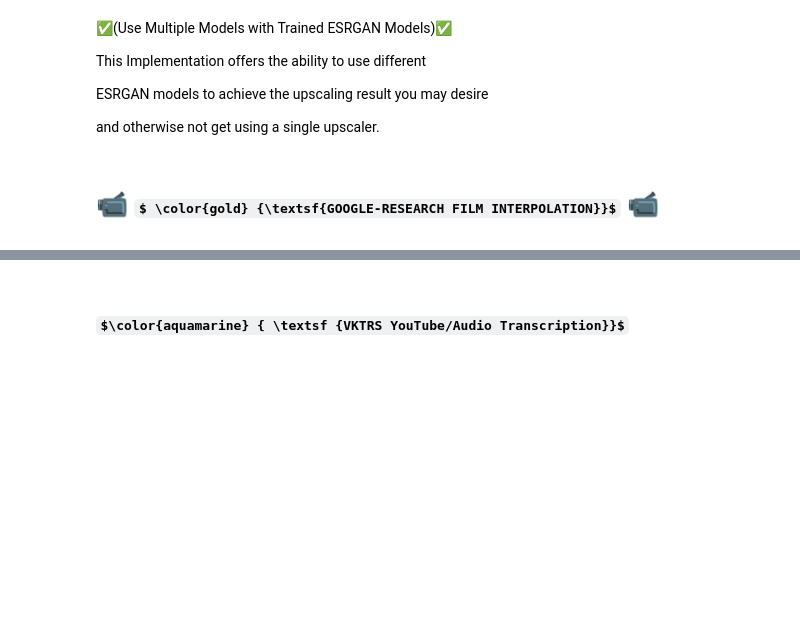
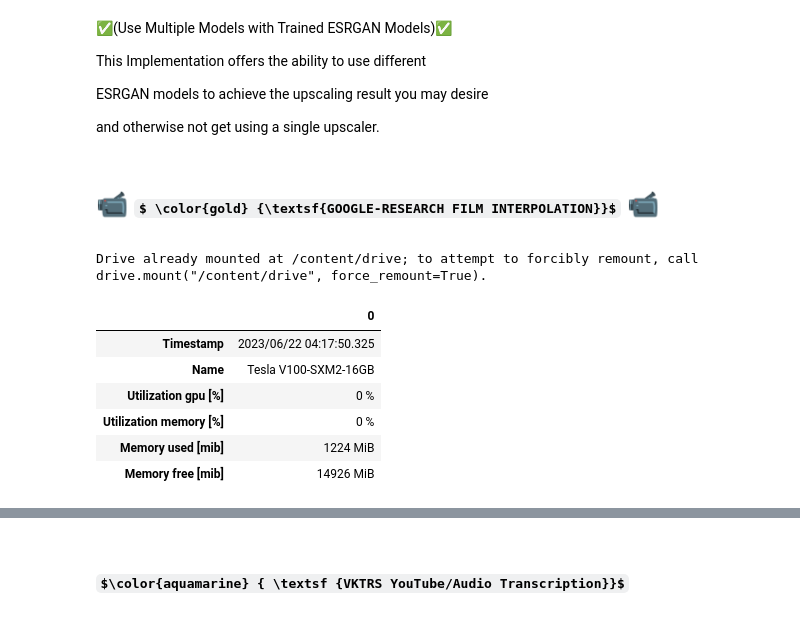
Before and after one commit to AIManifest/deforum-stable-diffusion, a Jupyter notebook: Deforum_Stable_Diffusion.ipynb, the cells around one changed output, grey strips where cells are left out. Saved outputs shown, nothing was run; the diff lists cells and outputs as text; code cells hidden in the pictures; some formulas as TeX source; blank space fills up the shorter version.

```diff
--- a/Deforum_Stable_Diffusion.ipynb
+++ b/Deforum_Stable_Diffusion.ipynb
@@ -13753,0 +9863,42 @@ for file in tqdm(xdir):
+# %%
+#@title **MOUNT DRIVE AND IMPORT DEPENDENCIES**
+import os
+import sys
+import time
+import subprocess
+import pandas as pd
+from tqdm.auto import tqdm
+from google.colab import drive
+
+gdrive = '/content/drive'
+drive.mount(gdrive)
+
+def gpu_info():
+    outv = subprocess.run([
+        'nvidia-smi',
+            # these lines concatenate into a single query string
+            '--query-gpu='
+            'timestamp,'
+            'name,'
+            'utilization.gpu,'
+            'utilization.memory,'
+            'memory.used,'
+            'memory.free,'
+            ,
+        '--format=csv'
+        ],
+        stdout=subprocess.PIPE).stdout.decode('utf-8')
+
+    header, rec = outv.split('\n')[:-1]
+    return pd.DataFrame({' '.join(k.strip().split('.')).capitalize():v for k,v in zip(header.split(','), rec.split(','))}, index=[0]).T
+
+display(gpu_info())
+# %% [output]
+Drive already mounted at /content/drive; to attempt to forcibly remount, call drive.mount("/content/drive", force_remount=True).
+|  | 0 |
+| Timestamp | 2023/06/22 04:17:50.325 |
+| Name | Tesla V100-SXM2-16GB |
+| Utilization gpu [%] | 0 % |
+| Utilization memory [%] | 0 % |
+| Memory used [mib] | 1224 MiB |
+| Memory free [mib] | 14926 MiB |
```
Also changed, not shown: parts of 28 cells of this notebook.
